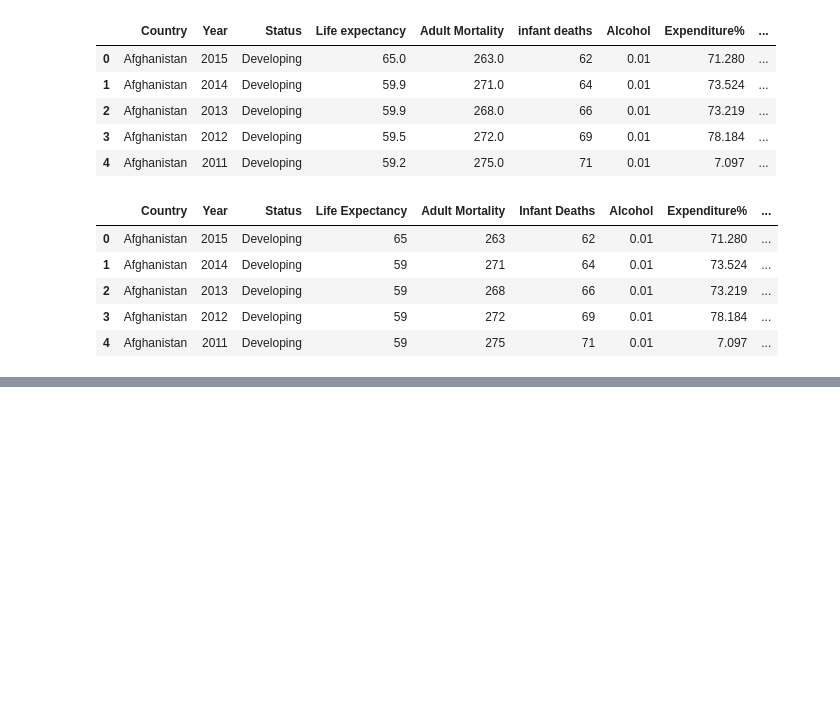
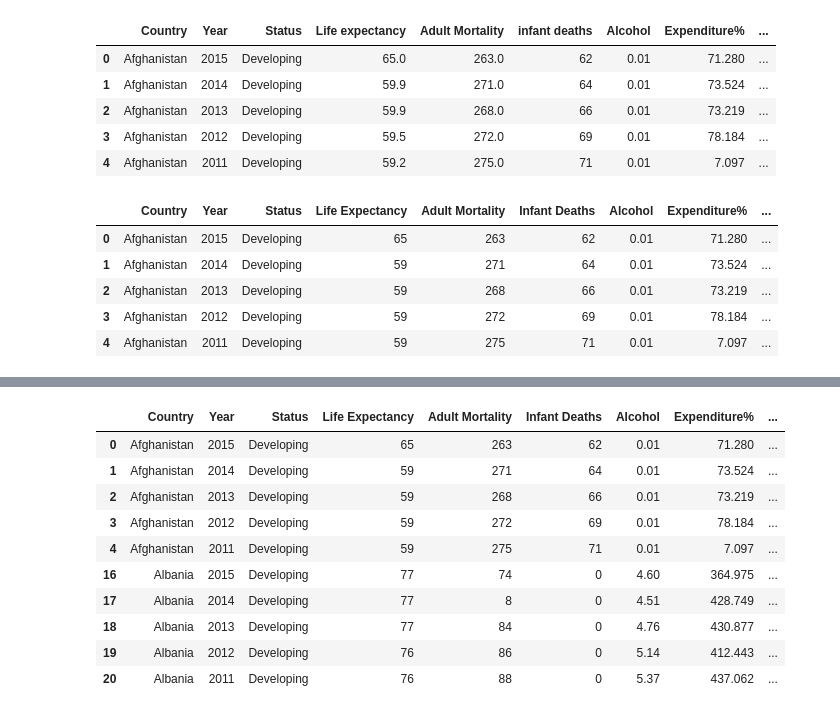
Before and after one commit to JTenaSan/LifeExpectancyData, a Jupyter notebook: LifeExpectancyAnalysis.ipynb, the cells around one changed output, grey strips where cells are left out. Cells and saved outputs as stored; diff of their text form; code cells hidden in the pictures; blank space fills up the shorter version.

```diff
--- a/LifeExpectancyAnalysis.ipynb
+++ b/LifeExpectancyAnalysis.ipynb
@@ -31,6 +35,5 @@ Index(['Country', 'Year', 'Status', 'Life expectancy ', 'Adult Mortality',
 # %%
 df = df.dropna()
-df = df.rename(columns={"percentage expenditure": "Expenditure%"})
 df.head()
 # %% [output]
 |  | Country | Year | Status | Life expectancy | Adult Mortality | infant deaths | Alcohol | Expenditure% | ... |
@@ -81,7 +64,10 @@ df['Population'] = df['Population'].astype(int)
 df['Polio'] = df['Polio'].astype(int)
 df['Hepatitis B'] = df['Hepatitis B'].astype(int)
 df = df.rename(columns={"infant deaths": "Infant Deaths", 'under-five deaths ': 'Under 5 Deaths',
-                        'Life expectancy ': 'Life Expectancy', 'Income composition of resources': 'ICR'})
+                        'Life expectancy ': 'Life Expectancy', 'Income composition of resources': 'ICR',
+                        "percentage expenditure": "Expenditure%"})
+df.GDP = df.GDP.round(3)
+df['Expenditure%'] = df['Expenditure%'].round(3)
 
 df.head()
 # %% [output]
@@ -93,0 +105,15 @@ df.head()
+# %%
+df_year_2011_2015 = df[df['Year'].between(2011, 2015)]
+df_year_2011_2015.head(10)
+# %% [output]
+|  | Country | Year | Status | Life Expectancy | Adult Mortality | Infant Deaths | Alcohol | Expenditure% | ... |
+| 0 | Afghanistan | 2015 | Developing | 65 | 263 | 62 | 0.01 | 71.280 | ... |
+| 1 | Afghanistan | 2014 | Developing | 59 | 271 | 64 | 0.01 | 73.524 | ... |
+| 2 | Afghanistan | 2013 | Developing | 59 | 268 | 66 | 0.01 | 73.219 | ... |
+| 3 | Afghanistan | 2012 | Developing | 59 | 272 | 69 | 0.01 | 78.184 | ... |
+| 4 | Afghanistan | 2011 | Developing | 59 | 275 | 71 | 0.01 | 7.097 | ... |
+| 16 | Albania | 2015 | Developing | 77 | 74 | 0 | 4.60 | 364.975 | ... |
+| 17 | Albania | 2014 | Developing | 77 | 8 | 0 | 4.51 | 428.749 | ... |
+| 18 | Albania | 2013 | Developing | 77 | 84 | 0 | 4.76 | 430.877 | ... |
+| 19 | Albania | 2012 | Developing | 76 | 86 | 0 | 5.14 | 412.443 | ... |
+| 20 | Albania | 2011 | Developing | 76 | 88 | 0 | 5.37 | 437.062 | ... |
```
Also changed, not shown: parts of 7 cells of this notebook.
